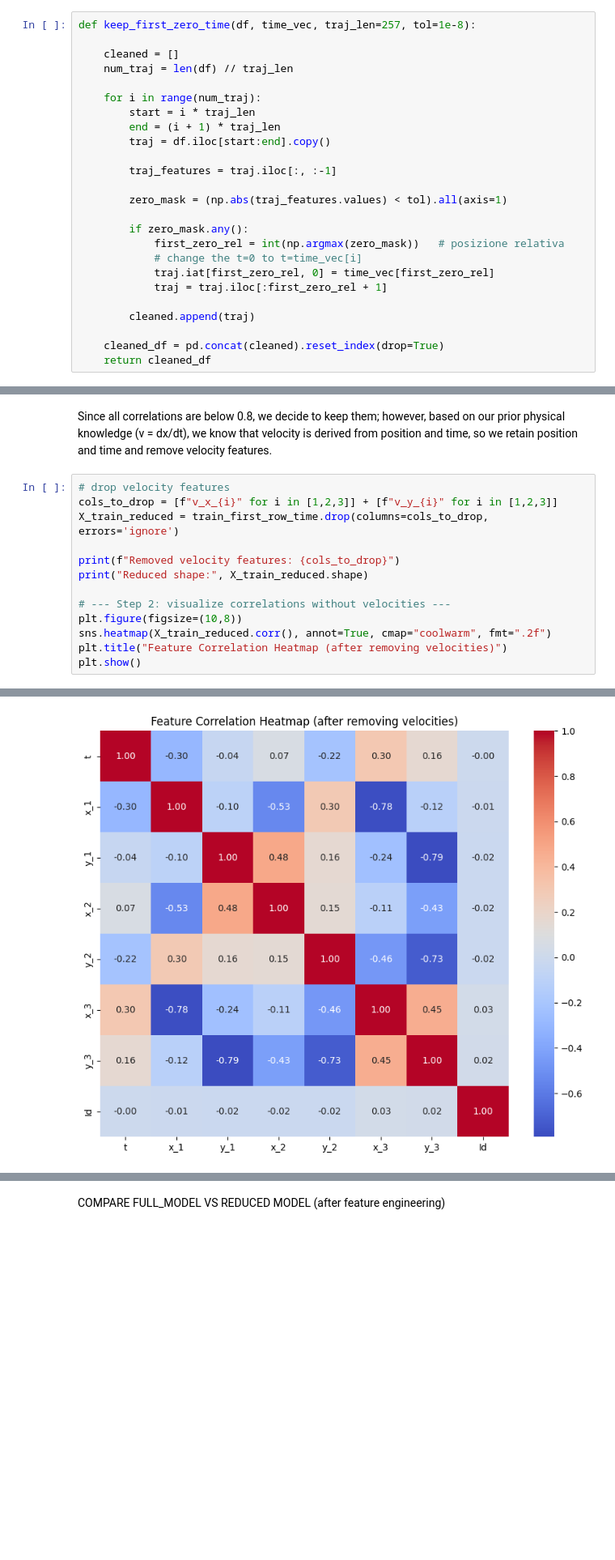
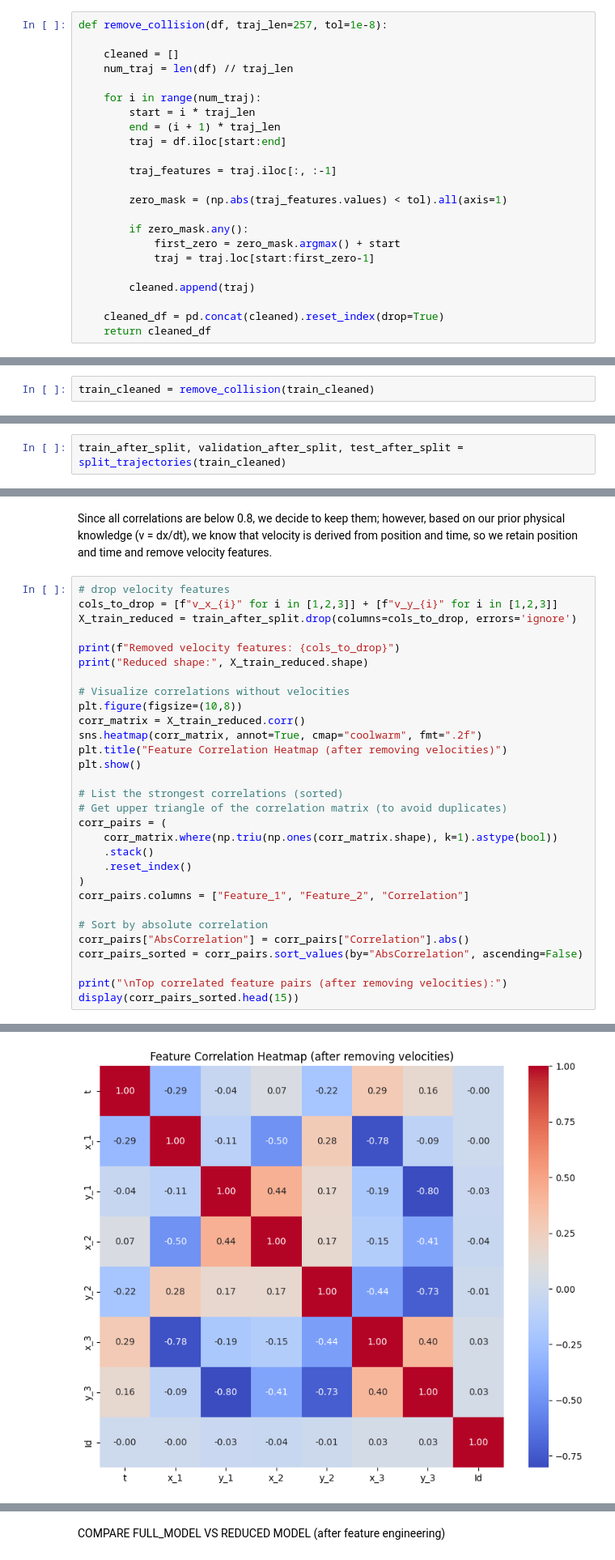
Before and after one commit to PLONTZNathan/MachineLearning_Assignment1, a Jupyter notebook: FeatureEngineering.ipynb, the cells around one changed output, grey strips where cells are left out. Shown: that part at 81% size. Cells and saved outputs as stored; diff of their text form; blank space fills up the shorter version.

```diff
--- a/FeatureEngineering.ipynb
+++ b/FeatureEngineering.ipynb
@@ -89,5 +51,5 @@ print(time_vec)
 # %%
-def keep_first_zero_time(df, time_vec, traj_len=257, tol=1e-8):
+def remove_collision(df, traj_len=257, tol=1e-8):
 
     cleaned = []
     num_traj = len(df) // traj_len
@@ -95,17 +57,15 @@ def keep_first_zero_time(df, time_vec, traj_len=257, tol=1e-8):
     for i in range(num_traj):
         start = i * traj_len
         end = (i + 1) * traj_len
-        traj = df.iloc[start:end].copy()
+        traj = df.iloc[start:end]
 
         traj_features = traj.iloc[:, :-1]
 
         zero_mask = (np.abs(traj_features.values) < tol).all(axis=1)
 
         if zero_mask.any():
-            first_zero_rel = int(np.argmax(zero_mask))   # posizione relativa
-            # change the t=0 to t=time_vec[i]
-            traj.iat[first_zero_rel, 0] = time_vec[first_zero_rel]
-            traj = traj.iloc[:first_zero_rel + 1]
+            first_zero = zero_mask.argmax() + start
+            traj = traj.loc[start:first_zero-1]
 
         cleaned.append(traj)
 
@@ -115,0 +74,2 @@ train_first_row_time=keep_first_zero_time(train, time_vec, traj_len=257, tol=1e-
+# %%
+train_cleaned = remove_collision(train_cleaned)
@@ -115,0 +118,2 @@ train_first_row_time=keep_first_zero_time(train, time_vec, traj_len=257, tol=1e-
+# %%
+train_after_split, validation_after_split, test_after_split = split_trajectories(train_cleaned)
@@ -165,15 +311,32 @@ Since all correlations are below 0.8, we decide to keep them; however, based on
 # %%
 # drop velocity features
 cols_to_drop = [f"v_x_{i}" for i in [1,2,3]] + [f"v_y_{i}" for i in [1,2,3]]
-X_train_reduced = train_first_row_time.drop(columns=cols_to_drop, errors='ignore')
+X_train_reduced = train_after_split.drop(columns=cols_to_drop, errors='ignore')
 
 print(f"Removed velocity features: {cols_to_drop}")
 print("Reduced shape:", X_train_reduced.shape)
 
-# --- Step 2: visualize correlations without velocities ---
+# Visualize correlations without velocities
 plt.figure(figsize=(10,8))
-sns.heatmap(X_train_reduced.corr(), annot=True, cmap="coolwarm", fmt=".2f")
+corr_matrix = X_train_reduced.corr()
+sns.heatmap(corr_matrix, annot=True, cmap="coolwarm", fmt=".2f")
 plt.title("Feature Correlation Heatmap (after removing velocities)")
 plt.show()
+
+# List the strongest correlations (sorted)
+# Get upper triangle of the correlation matrix (to avoid duplicates)
+corr_pairs = (
+    corr_matrix.where(np.triu(np.ones(corr_matrix.shape), k=1).astype(bool))
+    .stack()
+    .reset_index()
+)
+corr_pairs.columns = ["Feature_1", "Feature_2", "Correlation"]
+
+# Sort by absolute correlation
+corr_pairs["AbsCorrelation"] = corr_pairs["Correlation"].abs()
+corr_pairs_sorted = corr_pairs.sort_values(by="AbsCorrelation", ascending=False)
+
+print("\nTop correlated feature pairs (after removing velocities):")
+display(corr_pairs_sorted.head(15))
 # %% [output]
 Removed velocity features: ['v_x_1', 'v_x_2', 'v_x_3', 'v_y_1', 'v_y_2', 'v_y_3']
@@ -181 +344 @@ Reduced shape: (1090737, 8)
-[figure, old version]
+[figure, new version]
```
Also changed, not shown: parts of 23 cells of this notebook.
